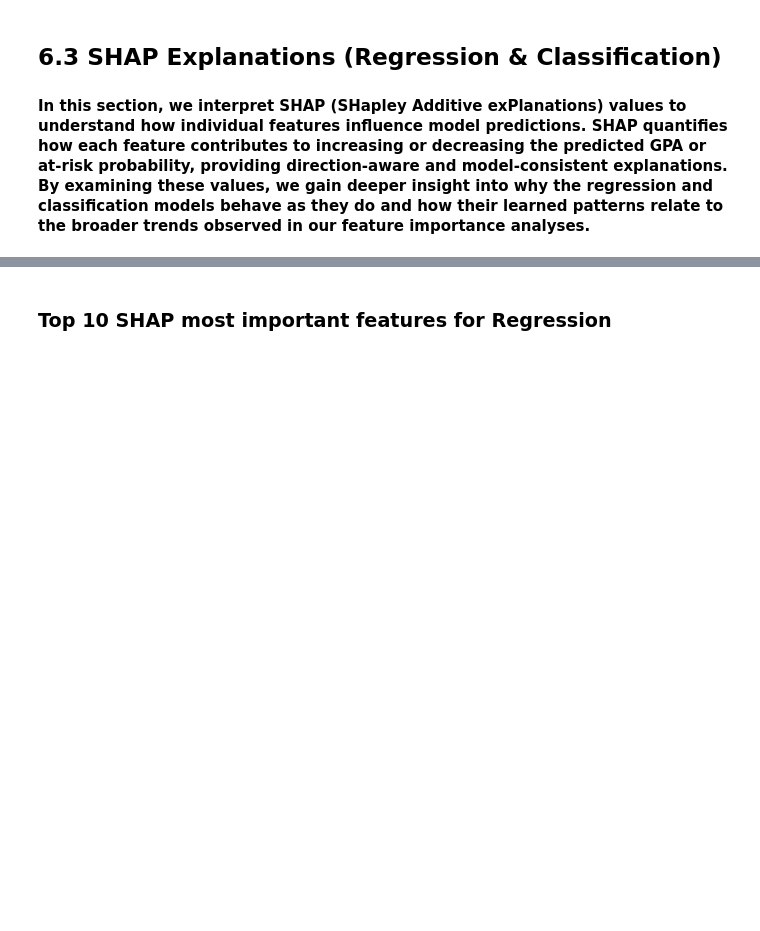
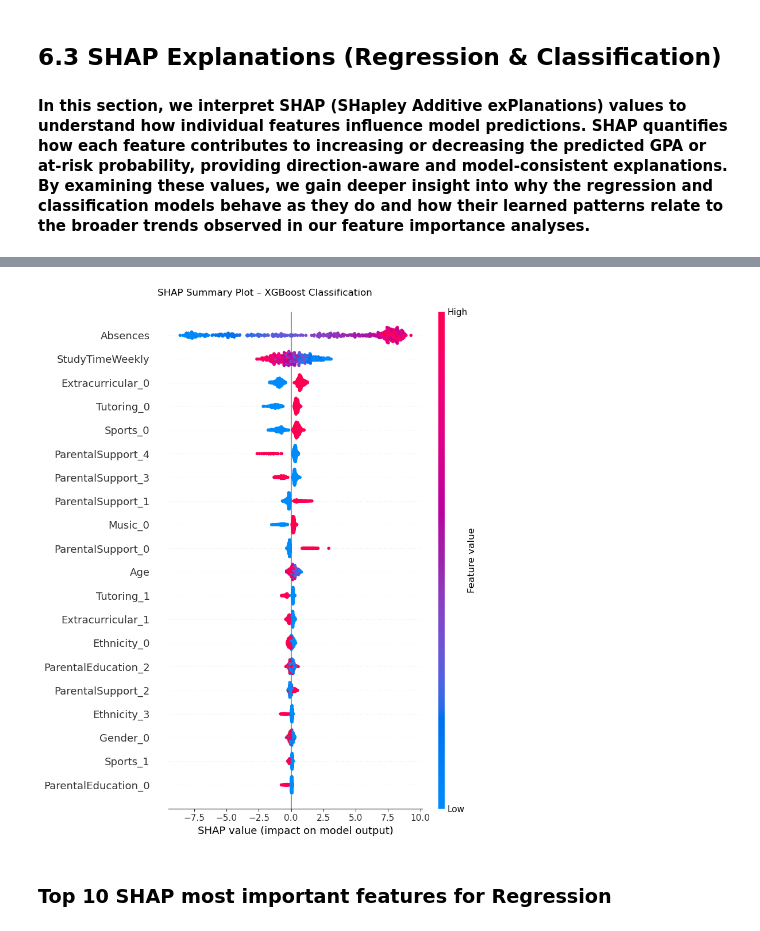
Before and after one commit to iampaulanca/USD-AAI-501-Group-3, a Jupyter notebook: Bryan/brys_notebook_v3.ipynb, the cells around one changed output, grey strips where cells are left out. Drawn from its saved outputs; the diff is of its cells as text; code cells hidden in the pictures; blank space fills up the shorter version.

```diff
--- a/Bryan/brys_notebook_v3.ipynb
+++ b/Bryan/brys_notebook_v3.ipynb
@@ -1247,3 +1220,24 @@ plt.show()
+# %%
+# ---- Classification SHAP ----
+xgb_clf = xgb_clf_model.named_steps["model"]
+X_test_clf_transformed = xgb_clf_model.named_steps["preprocess"].transform(X_test_clf)
+
+explainer_clf = shap.TreeExplainer(xgb_clf)
+shap_values_clf = explainer_clf.shap_values(X_test_clf_transformed)
+
+sv_clf = shap_values_clf[1] if isinstance(shap_values_clf, list) else shap_values_clf
+
+plt.figure()
+shap.summary_plot(
+    sv_clf,
+    X_test_clf_transformed,
+    feature_names=all_feature_names,
+    show=False
+)
+plt.suptitle("SHAP Summary Plot – XGBoost Classification", y=1.02)
+plt.show()
+# %% [output]
+[figure, added]
 # %% [markdown]
 ### Top 10 SHAP most important features for Regression
 # %%
```
Also changed, not shown: parts of 2 cells of this notebook.
